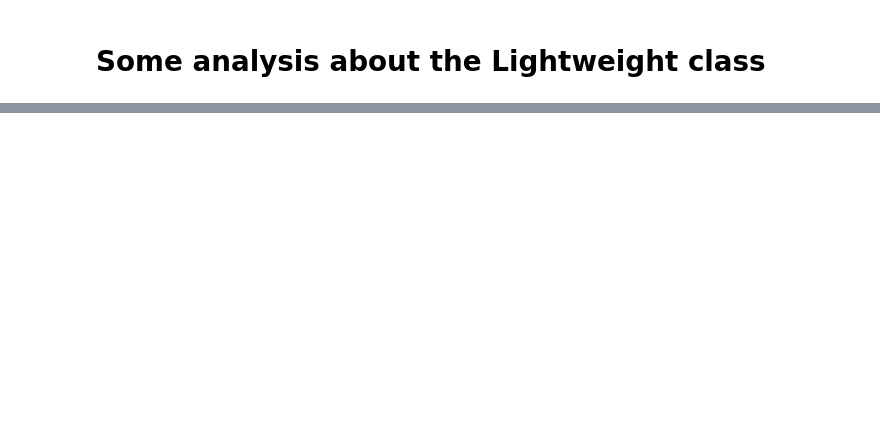
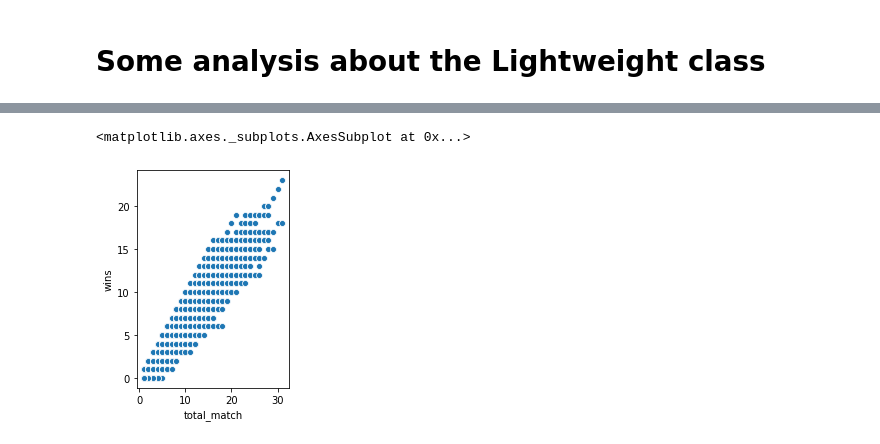
Before and after one commit to ttanh26/UFC, a Jupyter notebook: Team_1_UFC_Fighters.ipynb, the cells around one changed output, grey strips where cells are left out. Cells and saved outputs as stored; diff of their text form; code cells hidden in the pictures; blank space fills up the shorter version.

```diff
--- a/Team_1_UFC_Fighters.ipynb
+++ b/Team_1_UFC_Fighters.ipynb
@@ -542,11 +219,0 @@ a
-# %%
-#@title Top 5 Lightweight fighter have longest win streak
-a = a.iloc[:5]
-plt.style.use('fivethirtyeight')
-plt.bar(a['fighter'], a['longest_win_streak'], width= 0.5)
-plt.xticks(a['fighter'], rotation = 45, size = 10)
-plt.xlabel('fighter', fontdict= {'fontsize': 12})
-plt.ylabel('Win streak', fontdict= {'fontsize': 12})
-plt.title('Top 5 fighter have longest win streak', fontdict= {'fontsize': 14})
-# plt.style.available
-plt.show()
@@ -805,0 +279,10 @@ a.corr()
+# %%
+#@title The more you fight, the more you win
+b = a[['fighter','total_rounds_fought', 'win_rate', 'lose_rate', 'avg_HEAD_landed', 'wins', 'total_match']].sort_values(by = 'win_rate', ascending = False)
+
+# plt.subplots(1, 2, figsize = (20, 10))
+plt.subplot(121)
+sns.scatterplot(b['total_match'], b['wins'])
+# %% [output]
+<matplotlib.axes._subplots.AxesSubplot at 0x...>
+[figure, added]
```
Also changed, not shown: parts of 95 cells of this notebook.
